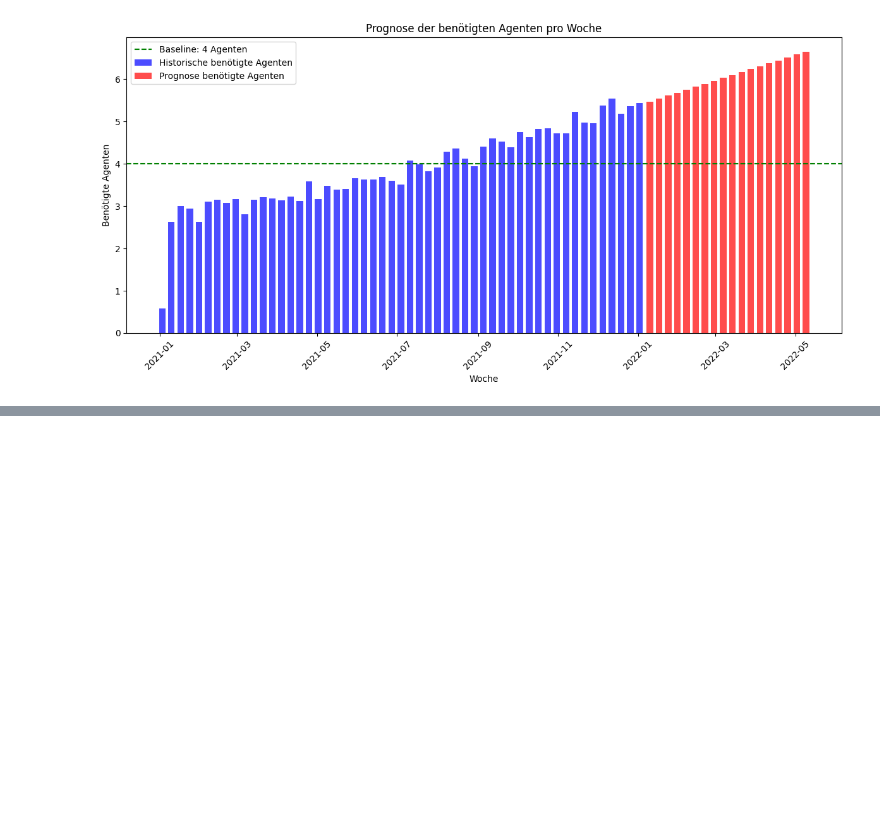
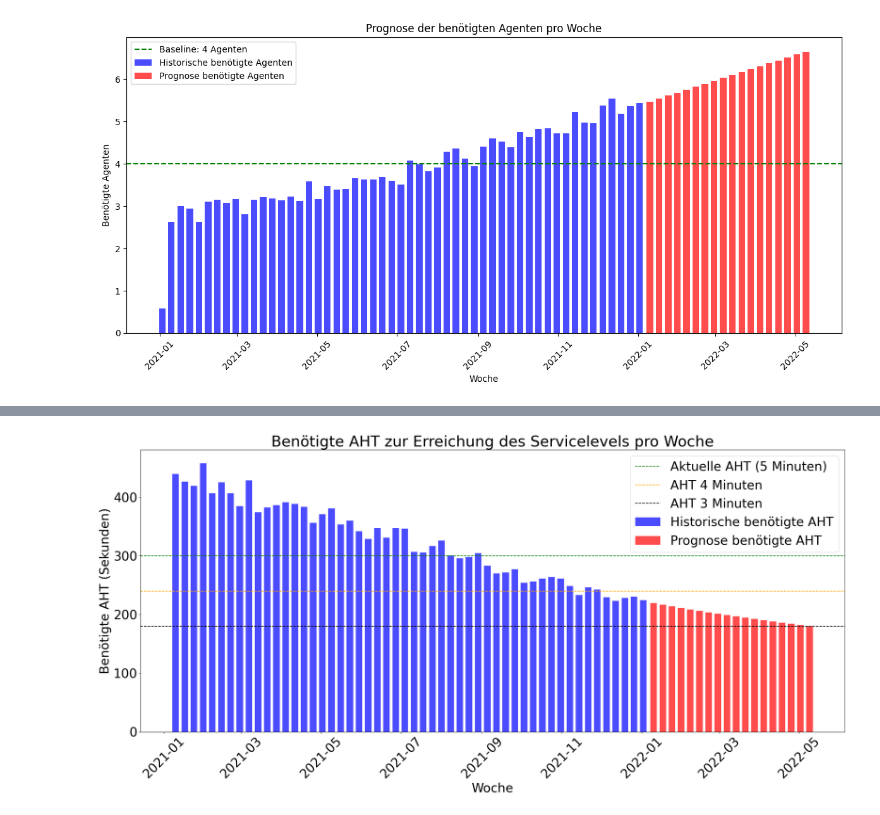
Before and after one commit to avtmarquardt-png/DPP_Callcenter, a Jupyter notebook: notebooks/02_Final_CC_Data.ipynb, the cells around one changed output, grey strips where cells are left out. Saved outputs shown, nothing was run; the diff lists cells and outputs as text; code cells hidden in the pictures; blank space fills up the shorter version.

```diff
--- a/notebooks/02_Final_CC_Data.ipynb
+++ b/notebooks/02_Final_CC_Data.ipynb
@@ -385,0 +529,51 @@ plt.show()
+# %%
+import matplotlib.pyplot as plt
+plt.rcParams.update({'font.size': 28})
+
+agent_work_seconds = 36000 * 5  # 10 hours shift per week
+
+weekly_agg['required_aht'] = compute_required_aht(
+    agg=weekly_agg,
+    num_agents=4,
+    target_sl=0.9,
+    period_sec=agent_work_seconds,
+    target_utilization=util_agent,
+    drop_first_row=True
+)
+
+
+weekly_forecast_required_aht = compute_required_aht(
+    agg=pd.DataFrame({'total_calls': weekly_forecast_calls,
+                     'service_level': 0.9}),  # Dummy SL, da nicht verwendet
+    num_agents=4,
+    target_sl=0.9,
+    period_sec=agent_work_seconds,
+    target_utilization=util_agent
+)
+
+# --- Plot ---
+plt.figure(figsize=(24,12))
+
+# Historische benötigte AHT
+plt.bar(weekly_agg.index, weekly_agg['required_aht'].to_numpy(), width=5, label="Historische benötigte AHT", color="blue", alpha=0.7)
+
+# Forecast benötigte AHT (leicht verschoben)
+plt.bar(weekly_forecast_required_aht.index + pd.Timedelta(days=1),
+        weekly_forecast_required_aht.to_numpy(),
+        width=5, label="Prognose benötigte AHT", color="red", alpha=0.7)
+
+# Baseline bei 300 Sekunden (5 Minuten)
+plt.axhline(300, color="green", linestyle="--", label="Aktuelle AHT (5 Minuten)")
+plt.axhline(240, color="orange", linestyle="--", label="AHT 4 Minuten")
+plt.axhline(180, color="black", linestyle="--", label="AHT 3 Minuten")
+
+plt.xlabel("Woche")
+plt.ylabel("Benötigte AHT (Sekunden)")
+plt.title("Benötigte AHT zur Erreichung des Servicelevels pro Woche")
+plt.xticks(rotation=45)
+plt.legend()
+plt.tight_layout()
+plt.savefig("../data/processed/required_aht_forecast.png", dpi=800, bbox_inches="tight")
+plt.show()
+# %% [output]
+[figure, added]
```
Also changed, not shown: parts of 6 cells of this notebook.
